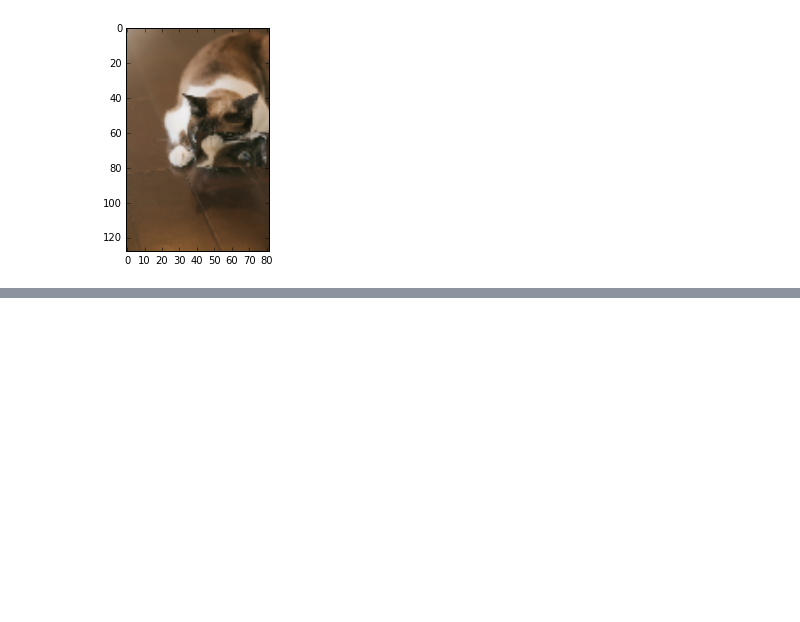
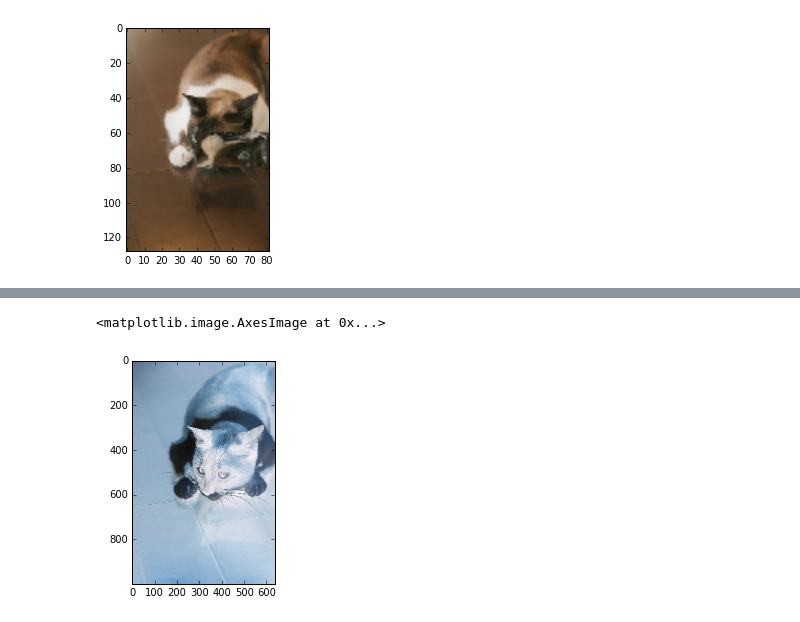
Before and after one commit to SnowMasaya/python_image_process_excerise, a Jupyter notebook: code/docker/python/python-image-process.ipynb, the cells around one changed output, grey strips where cells are left out. Cells and saved outputs as stored; diff of their text form; code cells hidden in the pictures; blank space fills up the shorter version.

```diff
--- a/code/docker/python/python-image-process.ipynb
+++ b/code/docker/python/python-image-process.ipynb
@@ -60,0 +114,6 @@ imshow(np.asarray(pil_im))
+# %%
+im2 = 255 - im
+imshow(im2)
+# %% [output]
+<matplotlib.image.AxesImage at 0x...>
+[figure, added]
```
Also changed, not shown: parts of 9 cells of this notebook, 4 other files.
